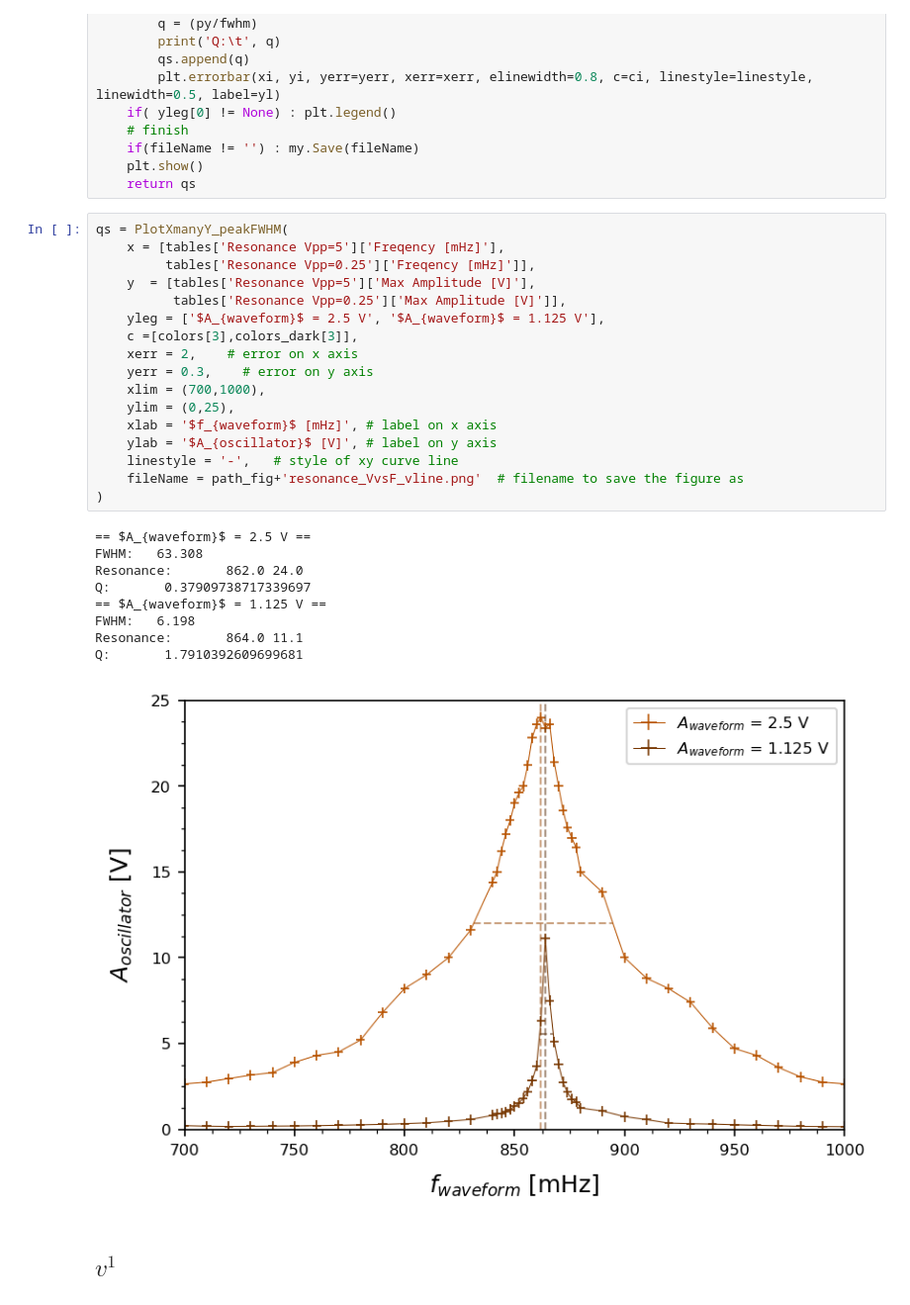
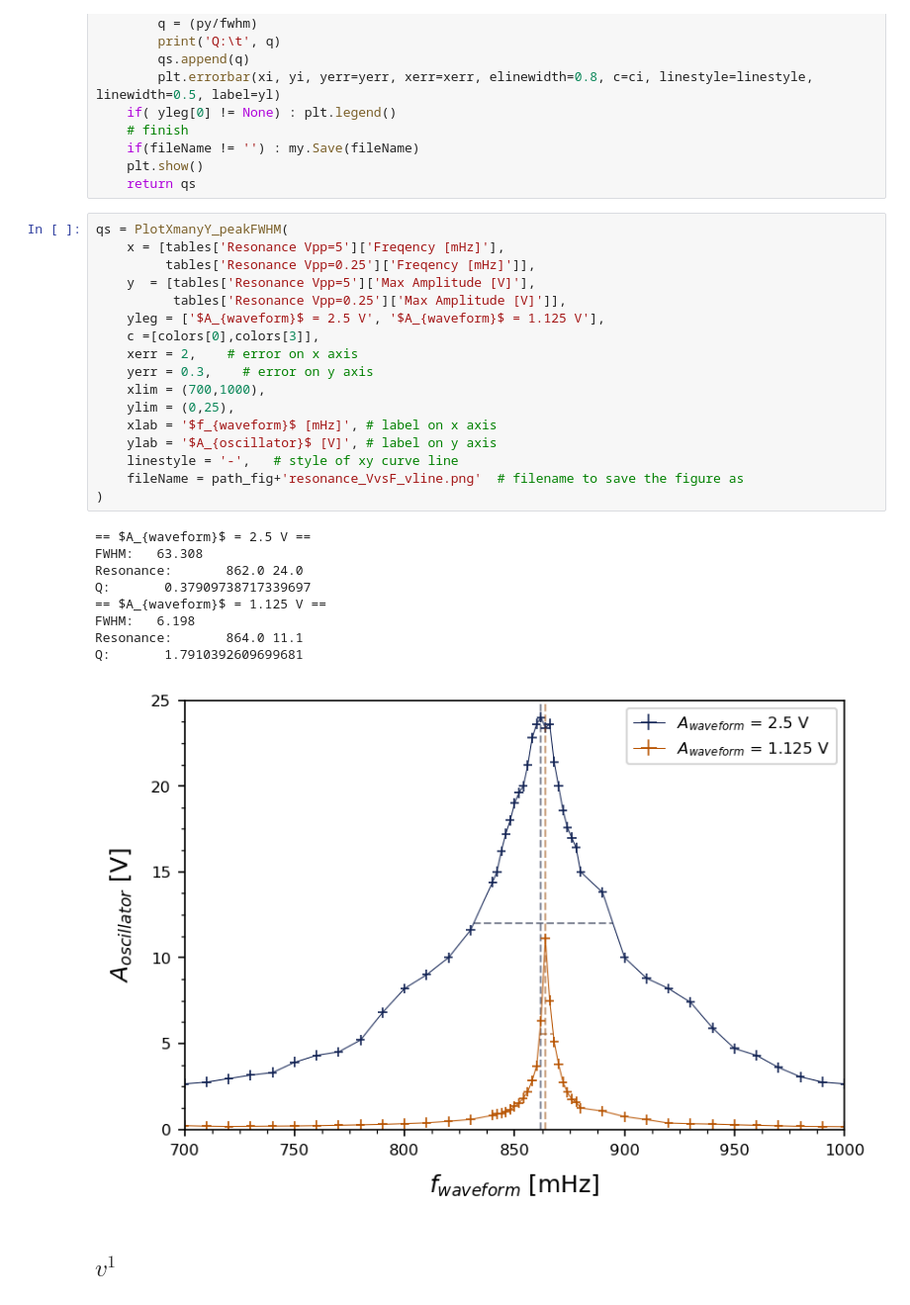
Before and after one commit to parallax-xallaraq/PHSX616, a Jupyter notebook: Lab3 - Torsional Oscillator/Code/Fitting.ipynb, the cells around one changed output. Shown at 99% size. Saved outputs shown, nothing was run; the diff lists cells and outputs as text.

```diff
--- a/Lab3 - Torsional Oscillator/Code/Fitting.ipynb
+++ b/Lab3 - Torsional Oscillator/Code/Fitting.ipynb
@@ -176,30 +176,30 @@ def PlotXmanyY_peakFWHM(
 # %%
 qs = PlotXmanyY_peakFWHM(
     x = [tables['Resonance Vpp=5']['Freqency [mHz]'],
          tables['Resonance Vpp=0.25']['Freqency [mHz]']],
     y  = [tables['Resonance Vpp=5']['Max Amplitude [V]'],
           tables['Resonance Vpp=0.25']['Max Amplitude [V]']],
     yleg = ['$A_{waveform}$ = 2.5 V', '$A_{waveform}$ = 1.125 V'],
-    c =[colors[3],colors_dark[3]],
+    c =[colors[0],colors[3]],
     xerr = 2,    # error on x axis
     yerr = 0.3,    # error on y axis
     xlim = (700,1000),
     ylim = (0,25),
     xlab = '$f_{waveform}$ [mHz]', # label on x axis
     ylab = '$A_{oscillator}$ [V]', # label on y axis
     linestyle = '-',   # style of xy curve line
     fileName = path_fig+'resonance_VvsF_vline.png'  # filename to save the figure as
 )
 # %% [output]
 == $A_{waveform}$ = 2.5 V ==
 FWHM:   63.308
 Resonance:       862.0 24.0
 Q:       0.37909738717339697
 == $A_{waveform}$ = 1.125 V ==
 FWHM:   6.198
 Resonance:       864.0 11.1
 Q:       1.7910392609699681
-[figure, old version]
+[figure, new version]
 # %% [markdown]
 ## $v^1$
 # %%
```
Also changed, not shown: parts of 4 cells of this notebook, 13 other files.
